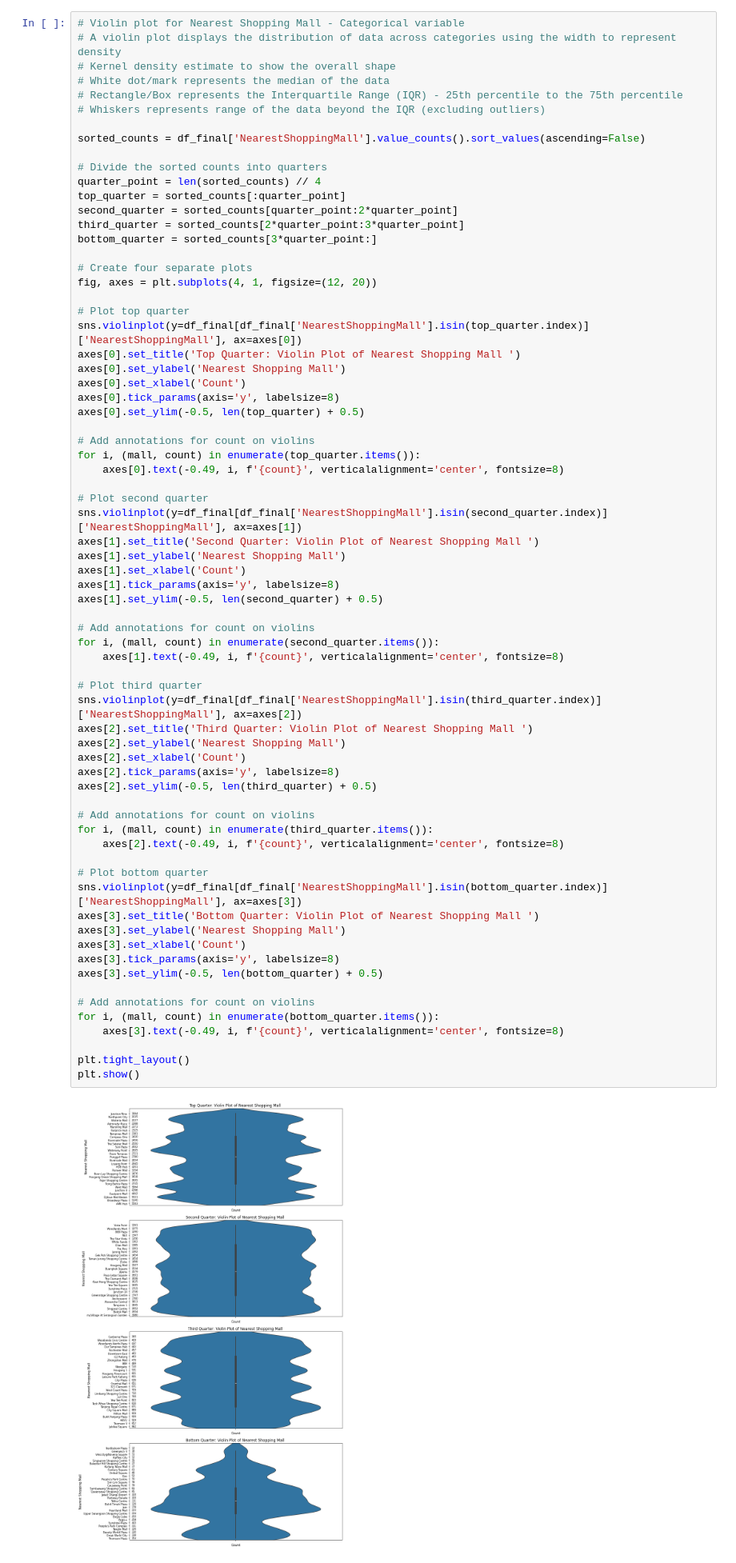
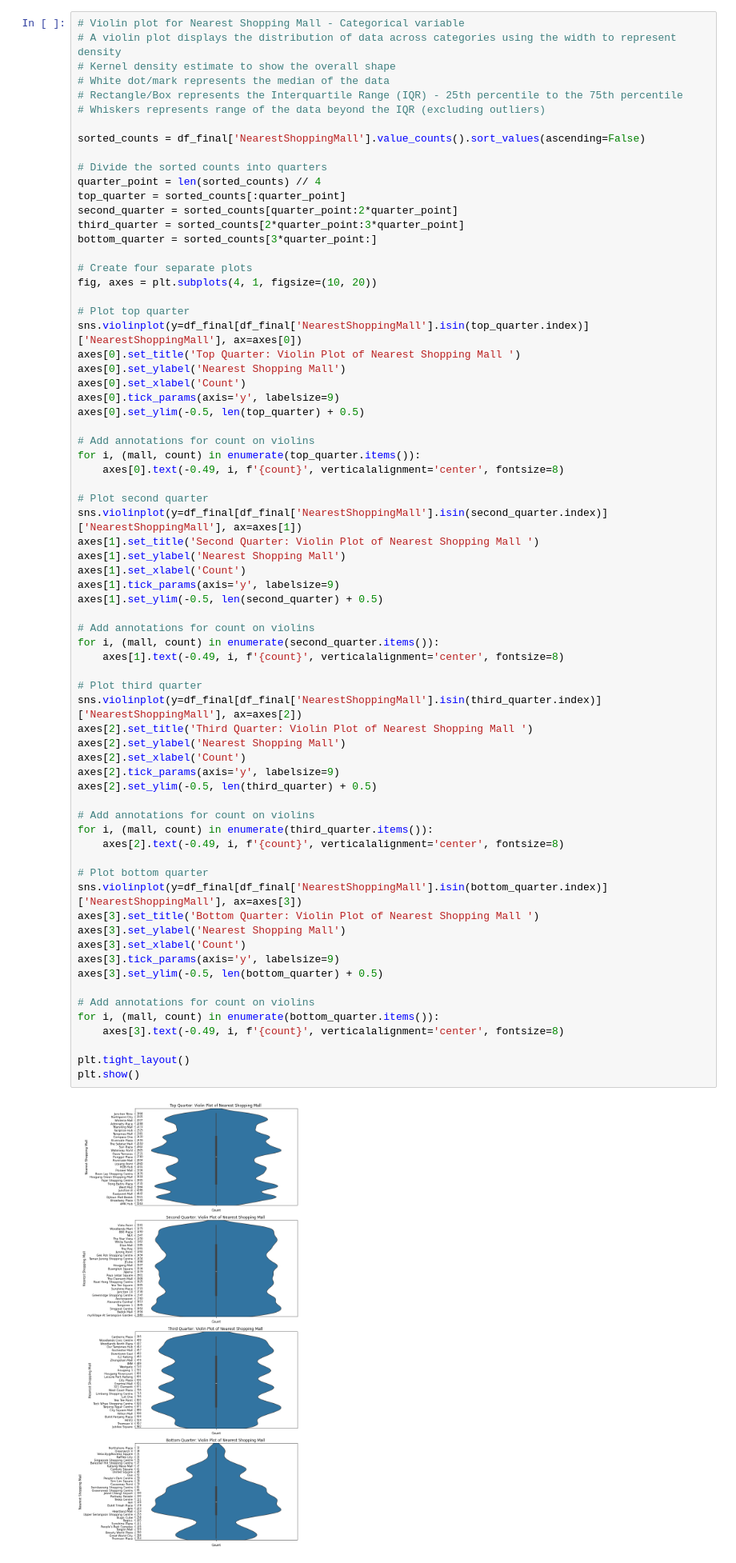
Before and after one commit to DheepthaRajesh/dheeptha_rajesh, a Jupyter notebook: Final-Predict-Public-Housing-Prices.ipynb, the cells around one changed output. Shown at 80% size. Saved outputs shown, nothing was run; the diff lists cells and outputs as text.

Commit message:
Modified Graph Size

```diff
--- a/Final-Predict-Public-Housing-Prices.ipynb
+++ b/Final-Predict-Public-Housing-Prices.ipynb
@@ -206,14 +206,14 @@ third_quarter = sorted_counts[2*quarter_point:3*quarter_point]
 bottom_quarter = sorted_counts[3*quarter_point:]
 
 # Create four separate plots
-fig, axes = plt.subplots(4, 1, figsize=(12, 20))
+fig, axes = plt.subplots(4, 1, figsize=(10, 20))
 
 # Plot top quarter
 sns.violinplot(y=df_final[df_final['NearestShoppingMall'].isin(top_quarter.index)]['NearestShoppingMall'], ax=axes[0])
 axes[0].set_title('Top Quarter: Violin Plot of Nearest Shopping Mall ')
 axes[0].set_ylabel('Nearest Shopping Mall')
 axes[0].set_xlabel('Count')
-axes[0].tick_params(axis='y', labelsize=8)
+axes[0].tick_params(axis='y', labelsize=9)
 axes[0].set_ylim(-0.5, len(top_quarter) + 0.5)
 
 # Add annotations for count on violins
@@ -225,41 +225,41 @@ sns.violinplot(y=df_final[df_final['NearestShoppingMall'].isin(second_quarter.in
 axes[1].set_title('Second Quarter: Violin Plot of Nearest Shopping Mall ')
 axes[1].set_ylabel('Nearest Shopping Mall')
 axes[1].set_xlabel('Count')
-axes[1].tick_params(axis='y', labelsize=8)
+axes[1].tick_params(axis='y', labelsize=9)
 axes[1].set_ylim(-0.5, len(second_quarter) + 0.5)
 
 # Add annotations for count on violins
 for i, (mall, count) in enumerate(second_quarter.items()):
     axes[1].text(-0.49, i, f'{count}', verticalalignment='center', fontsize=8)
 
 # Plot third quarter
 sns.violinplot(y=df_final[df_final['NearestShoppingMall'].isin(third_quarter.index)]['NearestShoppingMall'], ax=axes[2])
 axes[2].set_title('Third Quarter: Violin Plot of Nearest Shopping Mall ')
 axes[2].set_ylabel('Nearest Shopping Mall')
 axes[2].set_xlabel('Count')
-axes[2].tick_params(axis='y', labelsize=8)
+axes[2].tick_params(axis='y', labelsize=9)
 axes[2].set_ylim(-0.5, len(third_quarter) + 0.5)
 
 # Add annotations for count on violins
 for i, (mall, count) in enumerate(third_quarter.items()):
     axes[2].text(-0.49, i, f'{count}', verticalalignment='center', fontsize=8)
 
 # Plot bottom quarter
 sns.violinplot(y=df_final[df_final['NearestShoppingMall'].isin(bottom_quarter.index)]['NearestShoppingMall'], ax=axes[3])
 axes[3].set_title('Bottom Quarter: Violin Plot of Nearest Shopping Mall ')
 axes[3].set_ylabel('Nearest Shopping Mall')
 axes[3].set_xlabel('Count')
-axes[3].tick_params(axis='y', labelsize=8)
+axes[3].tick_params(axis='y', labelsize=9)
 axes[3].set_ylim(-0.5, len(bottom_quarter) + 0.5)
 
 # Add annotations for count on violins
 for i, (mall, count) in enumerate(bottom_quarter.items()):
     axes[3].text(-0.49, i, f'{count}', verticalalignment='center', fontsize=8)
 
 plt.tight_layout()
 plt.show()
 # %% [output]
-[figure, old version]
+[figure, new version]
 # %% [markdown]
 The above Violin plots show the distribution of the Nearest Shopping Malls in the dataset for each Resale Unit.
 It can be inferred that there are lesser Resale Flats around the Shopping Malls Northshore Plaza and Greenwich V. While AMK Hub and Broadway Plaza is closer to most of the Resale flats.
```
Also changed, not shown: parts of 1 cell of this notebook.
